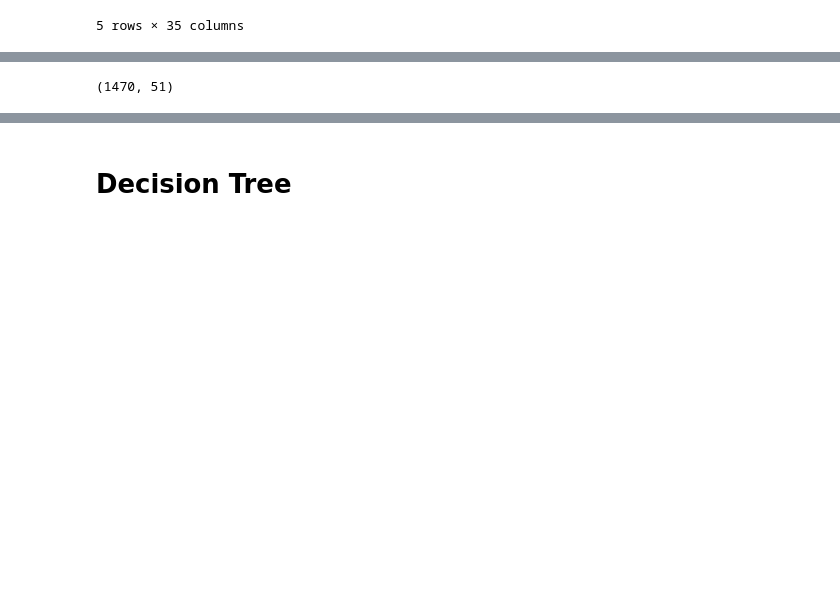
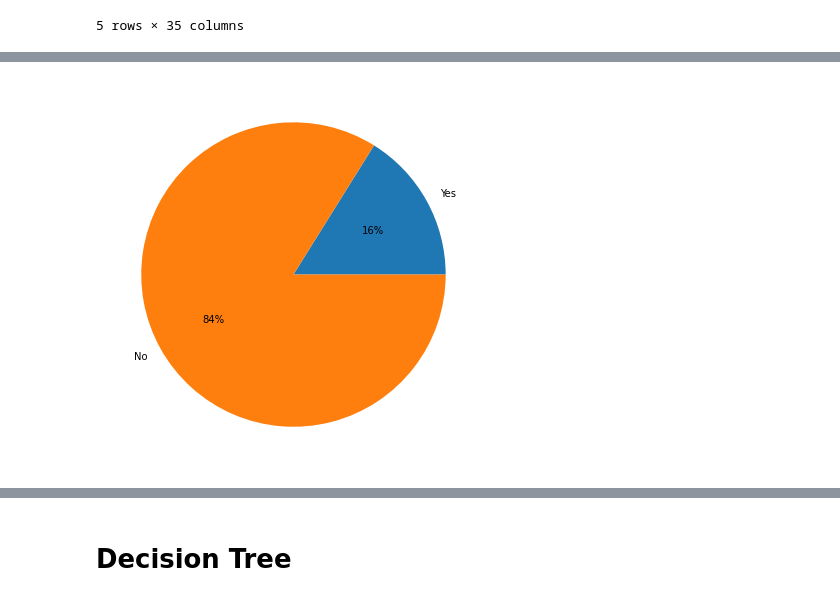
Before and after one commit to caesarorz/HRAttrition, a Jupyter notebook: Project HR Complete.ipynb, the cells around one changed output, grey strips where cells are left out. Cells and saved outputs as stored; diff of their text form; code cells hidden in the pictures; blank space fills up the shorter version.

```diff
--- a/Project HR Complete.ipynb
+++ b/Project HR Complete.ipynb
@@ -166,4 +148,8 @@ df1 = pd.concat([ind_BusinessTravel, ind_Department, ind_EducationField, ind_Gen
-# %%
-df1.shape
-# %% [output]
-(1470, 51)
+# %%
+plt.figure(figsize = (7,7))
+NO, YES = df['Attrition'].value_counts()[0], df['Attrition'].value_counts()[1]
+data = [YES / (NO + YES) * 100, NO / (NO + YES) * 100]
+plt.pie(data, labels = ['Yes', 'No'], autopct='%.0f%%')
+plt.show()
+# %% [output]
+[figure, added]
```
Also changed, not shown: parts of 97 cells of this notebook.
